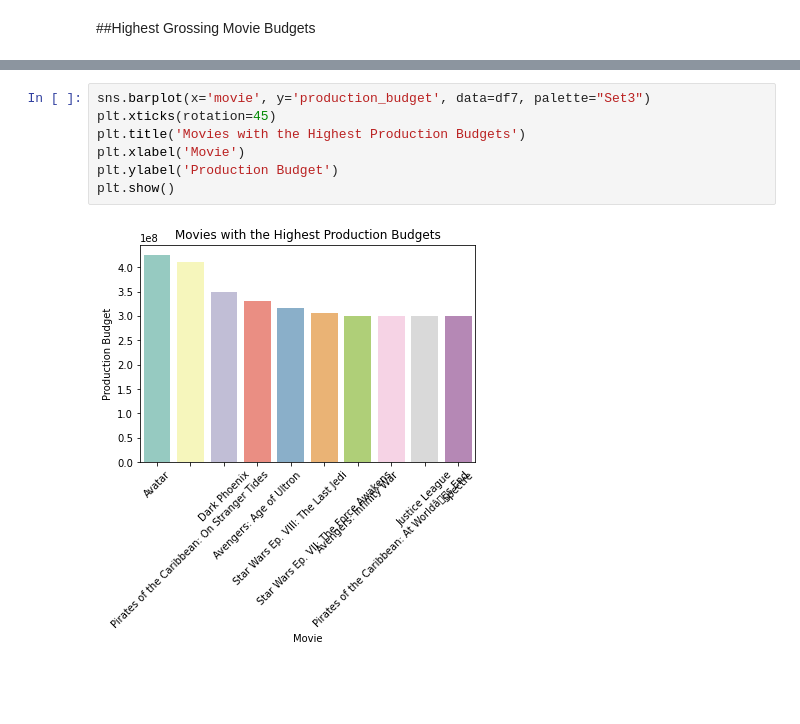
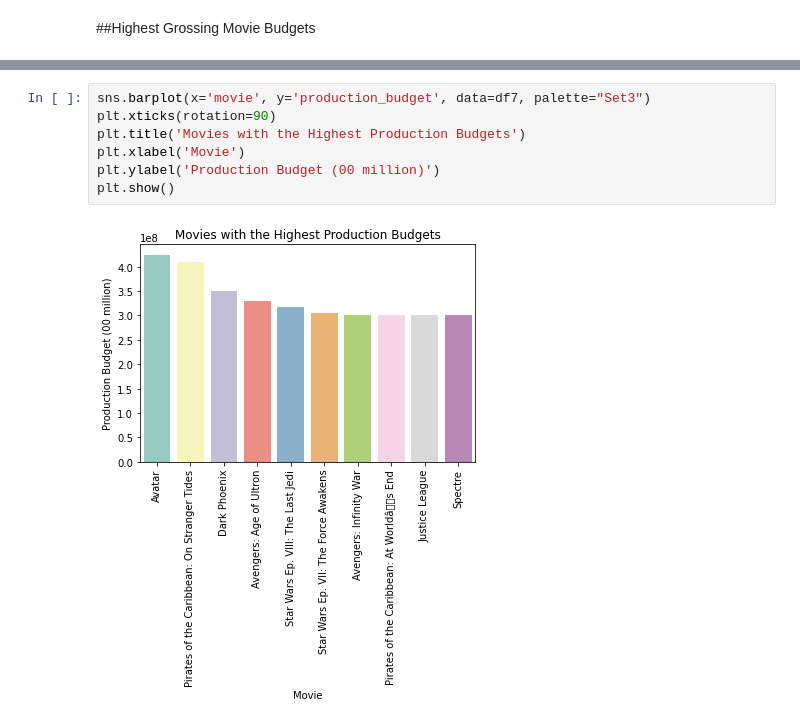
Before and after one commit to SarangeManono/dsc-phase-1-project-v2-4, a Jupyter notebook: student.ipynb, the cells around one changed output, grey strips where cells are left out. Cells and saved outputs as stored; diff of their text form; blank space fills up the shorter version.

```diff
--- a/student.ipynb
+++ b/student.ipynb
@@ -238,9 +238,9 @@ plt.show()
 # %%
 sns.barplot(x='movie', y='production_budget', data=df7, palette="Set3")
-plt.xticks(rotation=45)
+plt.xticks(rotation=90)
 plt.title('Movies with the Highest Production Budgets')
 plt.xlabel('Movie')
-plt.ylabel('Production Budget')
+plt.ylabel('Production Budget (00 million)')
 plt.show()
 # %% [output]
-[figure, old version]
+[figure, new version]
```
Also changed, not shown: parts of 5 cells of this notebook.
